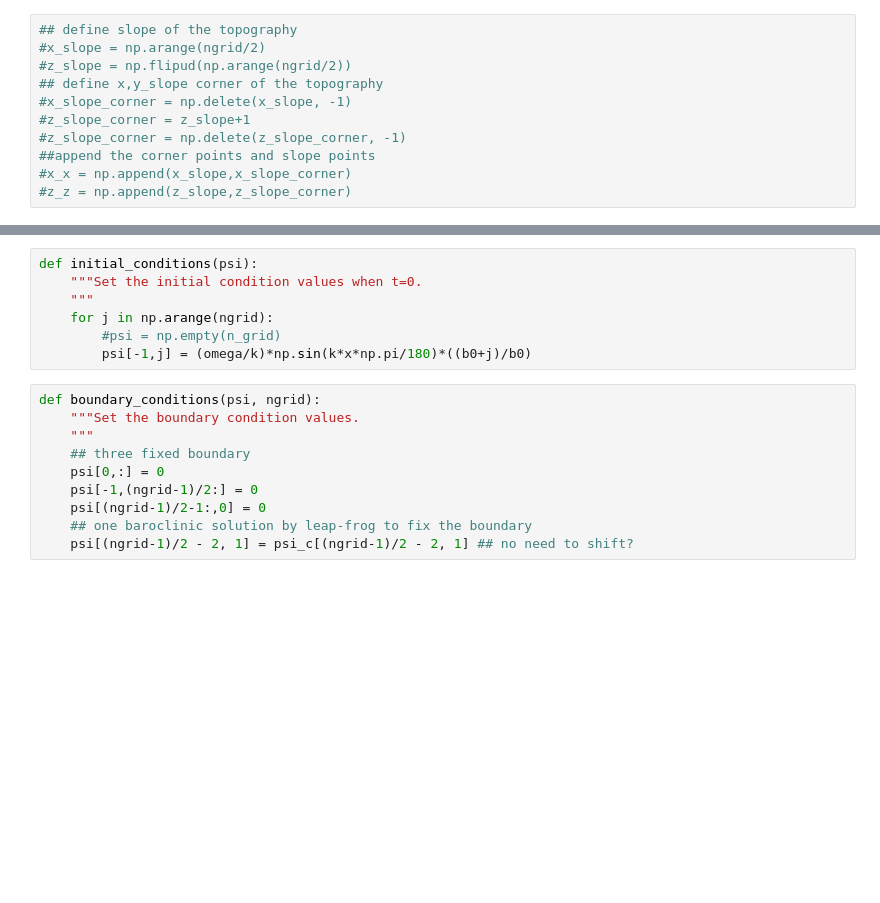
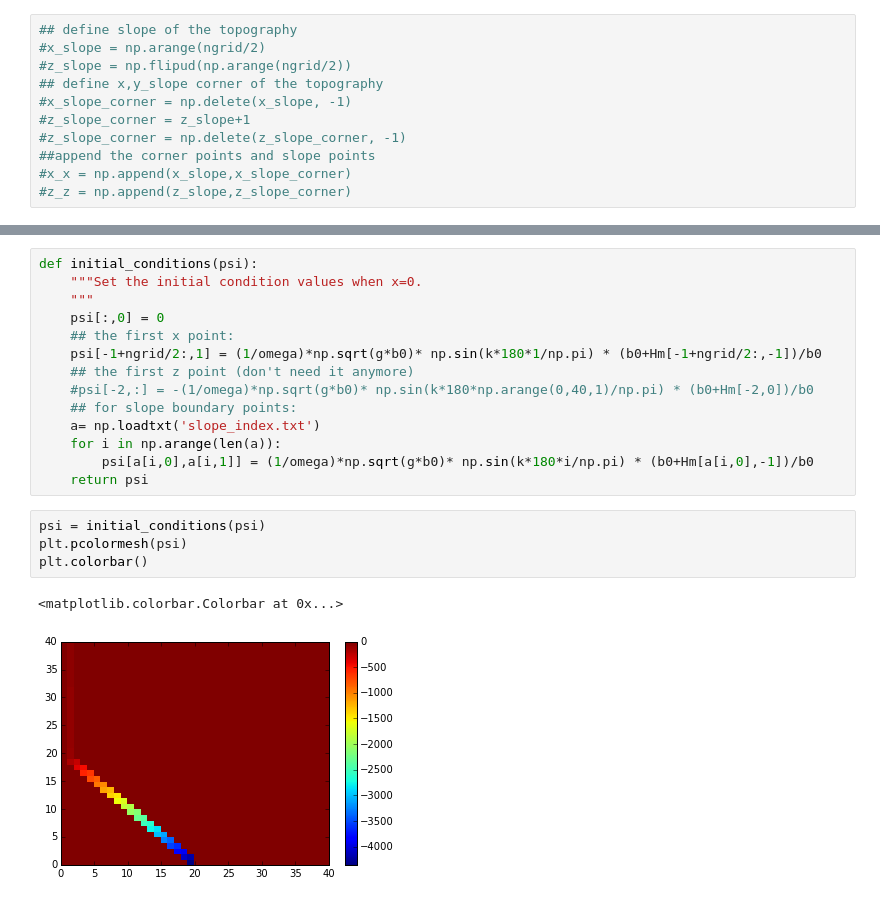
Before and after one commit to jieliu920608/Lab7Assignment, a Jupyter notebook: Project.ipynb, the cells around one changed output, grey strips where cells are left out. Saved outputs shown, nothing was run; the diff lists cells and outputs as text; blank space fills up the shorter version.

```diff
--- a/Project.ipynb
+++ b/Project.ipynb
@@ -96,17 +98,21 @@ ax.set_title('bathy1')
-# %%
-def initial_conditions(psi):
-    """Set the initial condition values when t=0.
-    """
-    for j in np.arange(ngrid):
-        #psi = np.empty(n_grid)
-        psi[-1,j] = (omega/k)*np.sin(k*x*np.pi/180)*((b0+j)/b0)
-# %%
-def boundary_conditions(psi, ngrid):
-    """Set the boundary condition values.
-    """
-    ## three fixed boundary
-    psi[0,:] = 0
-    psi[-1,(ngrid-1)/2:] = 0
-    psi[(ngrid-1)/2-1:,0] = 0
-    ## one baroclinic solution by leap-frog to fix the boundary
-    psi[(ngrid-1)/2 - 2, 1] = psi_c[(ngrid-1)/2 - 2, 1] ## no need to shift?
+# %%
+def initial_conditions(psi):
+    """Set the initial condition values when x=0.
+    """
+    psi[:,0] = 0
+    ## the first x point:
+    psi[-1+ngrid/2:,1] = (1/omega)*np.sqrt(g*b0)* np.sin(k*180*1/np.pi) * (b0+Hm[-1+ngrid/2:,-1])/b0
+    ## the first z point (don't need it anymore)
+    #psi[-2,:] = -(1/omega)*np.sqrt(g*b0)* np.sin(k*180*np.arange(0,40,1)/np.pi) * (b0+Hm[-2,0])/b0
+    ## for slope boundary points:
+    a= np.loadtxt('slope_index.txt')
+    for i in np.arange(len(a)):
+        psi[a[i,0],a[i,1]] = (1/omega)*np.sqrt(g*b0)* np.sin(k*180*i/np.pi) * (b0+Hm[a[i,0],-1])/b0
+    return psi
+# %%
+psi = initial_conditions(psi)
+plt.pcolormesh(psi)
+plt.colorbar()
+# %% [output]
+<matplotlib.colorbar.Colorbar at 0x...>
+[figure, added]
```
Also changed, not shown: parts of 16 cells of this notebook.
